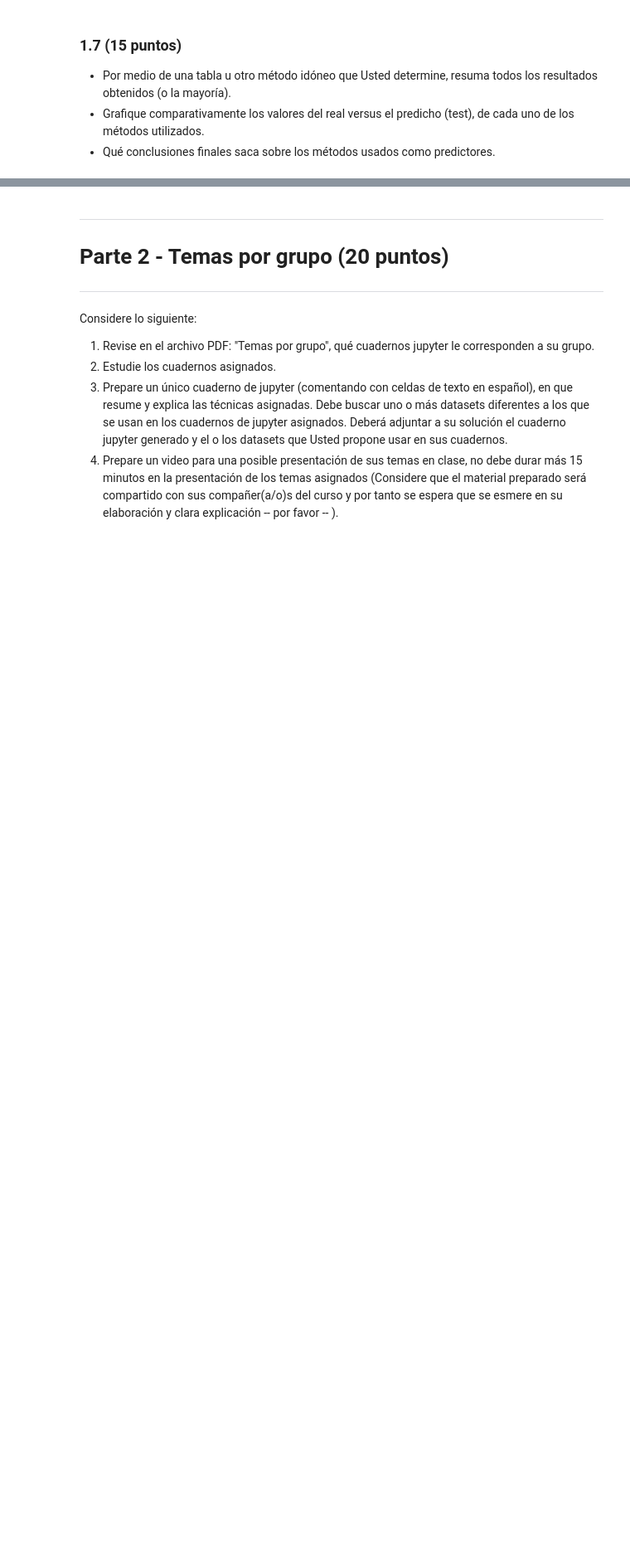
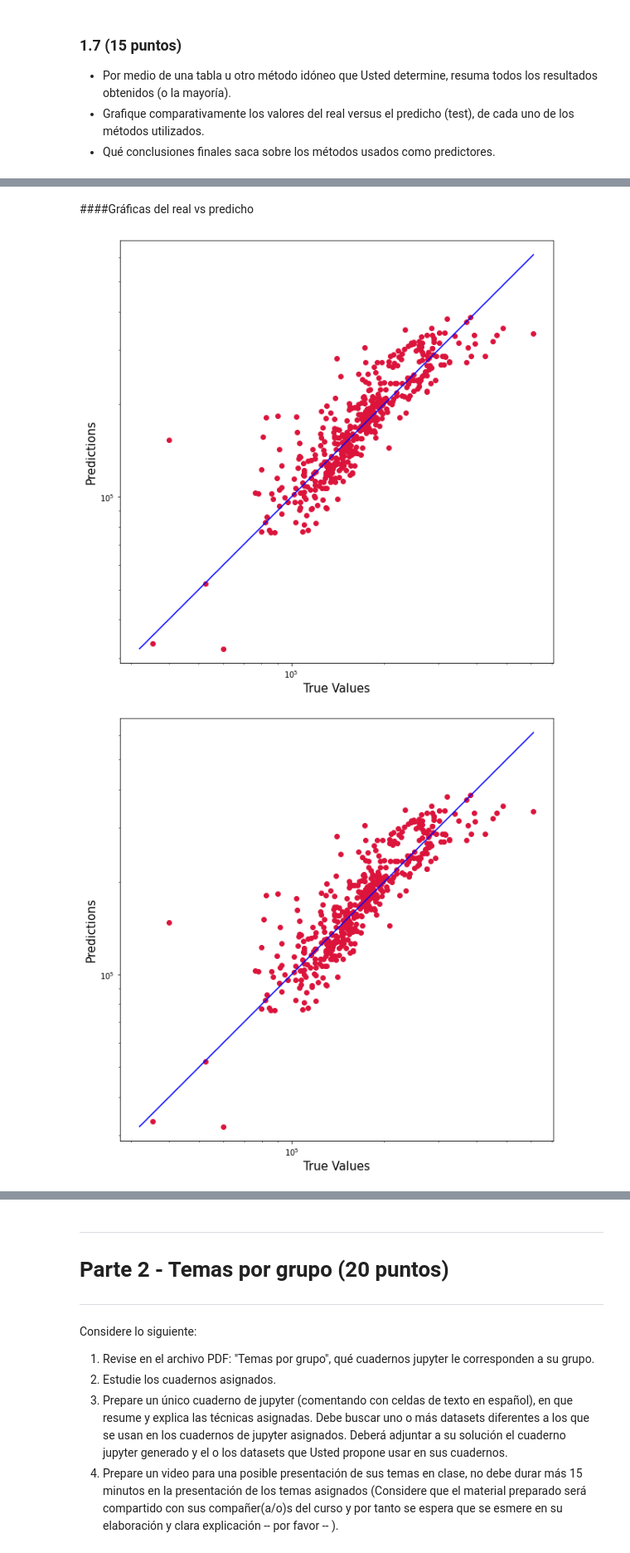
Before and after one commit to natalia0911/Tarea_Practica2_IA, a Jupyter notebook: 2022_1_Trabajo_Practico_02.ipynb, the cells around one changed output, grey strips where cells are left out. Shown at 83% size. Cells and saved outputs as stored; diff of their text form; code cells hidden in the pictures; blank space fills up the shorter version.

```diff
--- a/2022_1_Trabajo_Practico_02.ipynb
+++ b/2022_1_Trabajo_Practico_02.ipynb
@@ -602,6 +627,13 @@ regression = linear_model.LinearRegression(
                                            n_jobs=None)
 regression.fit(X_train, y_train)
 y_pred = regression.predict(X_test)
-muestreMetricas(y_test, y_pred, True)
+#Agregar al diccionario de metricas
+RMSE_1 = RMSE(y_test, y_pred)
+R2_1 = R2(y_test, y_pred)
+print('RMSE', RMSE_1)
+print('R2', R2_1)
+diccMetricas['OLRS'] = [RMSE_1,R2_1]
+#Se agrega a la matriz de predicciones
+matrizPredicciones.append(y_pred)
 # %% [output]
 Regresion lineal de mínimos cuadrados sin regularización OLSR
@@ -672,8 +704,14 @@ print("\nMejor valor de métrica en Train-Validation: ", mejor_metrica,", Alfa:
 clf = linear_model.Ridge(alpha=mejor_alfa, fit_intercept=True)
 clf.fit(X_train, y_train)
 y_pred = clf.predict(X_test)
-#Mostrar R2 y RMSE
-muestreMetricas(y_test, y_pred, True)
+#Se agrega a la matriz de predicciones
+matrizPredicciones.append(y_pred)
+#Mostrar R2 y RMSE y Agregar al diccionario de metricas
+RMSE_2 = RMSE(y_test, y_pred)
+R2_2 = R2(y_test, y_pred)
+print('RMSE', RMSE_2)
+print('R2', R2_2)
+diccMetricas['Ridge'] = [RMSE_2,R2_2]
 # %% [output]
 Tamaño del train-validation:  1021
 
@@ -751,8 +789,14 @@ print("\nMejor valor de métrica en Train-Validation: ", mejor_metrica,", Alfa:
 clf = linear_model.LassoLars(alpha=alfa, fit_intercept=True, normalize=False)
 clf.fit(X_train, y_train)
 y_pred = clf.predict(X_test)
-#Mostrar R2 y RMSE
-muestreMetricas(y_test, y_pred, True)
+#Se agrega a la matriz de predicciones
+matrizPredicciones.append(y_pred)
+#Mostrar R2 y RMSE y Agregar al diccionario de metricas
+RMSE_3 = RMSE(y_test, y_pred)
+R2_3 = R2(y_test, y_pred)
+print('RMSE', RMSE_3)
+print('R2', R2_3)
+diccMetricas['Bayessian_Ridge'] = [RMSE_3,R2_3]
 # %% [output]
 Tamaño del train-validation:  1021
 
@@ -781,0 +860,19 @@ R2:  0.774423309536195
+# %% [markdown]
+####Gráficas del real vs predicho
+# %%
+for i in range(0, 3):
+    plt.figure(figsize=(10,10))
+    plt.scatter(y_test, matrizPredicciones[i], c='crimson')
+    plt.yscale('log')
+    plt.xscale('log')
+
+    p1 = max(max(matrizPredicciones[i]), max(y_test.values))
+    p2 = min(min(matrizPredicciones[i]), min(y_test.values))
+    plt.plot([p1, p2], [p1, p2], 'b-')
+    plt.xlabel('True Values', fontsize=15)
+    plt.ylabel('Predictions', fontsize=15)
+    plt.axis('equal')
+    plt.show()
+# %% [output]
+[figure, added]
+[figure, added]
```
Also changed, not shown: parts of 24 cells of this notebook.
